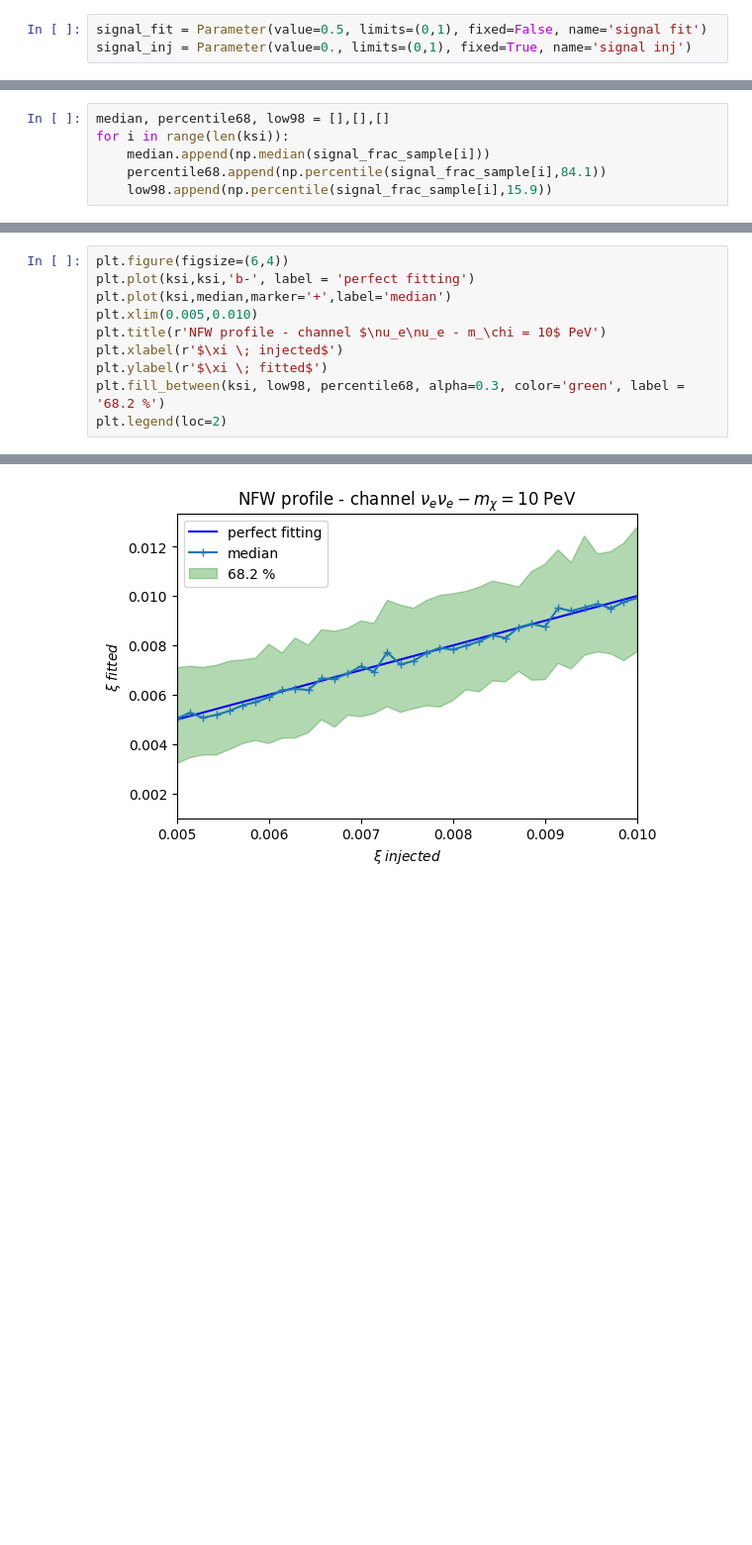
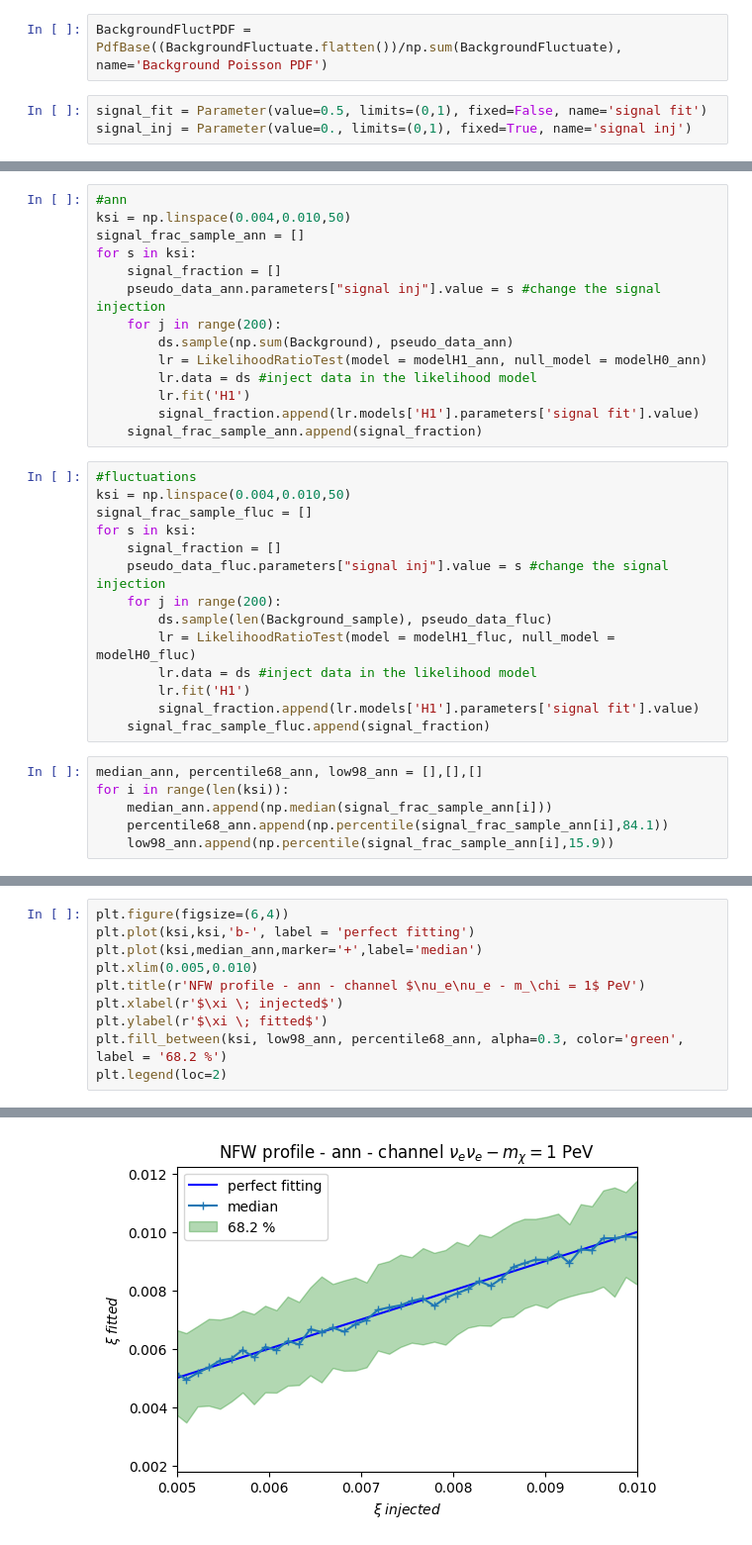
Before and after one commit to danaevld/IceCube, a Jupyter notebook: Signal_injection.ipynb, the cells around one changed output, grey strips where cells are left out. Shown at 99% size. Drawn from its saved outputs; the diff is of its cells as text; blank space fills up the shorter version.

```diff
--- a/Signal_injection.ipynb
+++ b/Signal_injection.ipynb
@@ -31,3 +48,5 @@ BackgndPDF = PdfBase((Background[0].flatten())/np.sum(Background[0]), name='Back
+# %%
+BackgroundFluctPDF = PdfBase((BackgroundFluctuate.flatten())/np.sum(BackgroundFluctuate), name='Background Poisson PDF')
 # %%
 signal_fit = Parameter(value=0.5, limits=(0,1), fixed=False, name='signal fit')
 signal_inj = Parameter(value=0., limits=(0,1), fixed=True, name='signal inj')
@@ -62,6 +96,34 @@ for s in ksi:
+# %%
+#ann
+ksi = np.linspace(0.004,0.010,50)
+signal_frac_sample_ann = []
+for s in ksi:
+    signal_fraction = []
+    pseudo_data_ann.parameters["signal inj"].value = s #change the signal injection
+    for j in range(200):
+        ds.sample(np.sum(Background), pseudo_data_ann)
+        lr = LikelihoodRatioTest(model = modelH1_ann, null_model = modelH0_ann)
+        lr.data = ds #inject data in the likelihood model
+        lr.fit('H1')
+        signal_fraction.append(lr.models['H1'].parameters['signal fit'].value)
+    signal_frac_sample_ann.append(signal_fraction)
+# %%
+#fluctuations
+ksi = np.linspace(0.004,0.010,50)
+signal_frac_sample_fluc = []
+for s in ksi:
+    signal_fraction = []
+    pseudo_data_fluc.parameters["signal inj"].value = s #change the signal injection
+    for j in range(200):
+        ds.sample(len(Background_sample), pseudo_data_fluc)
+        lr = LikelihoodRatioTest(model = modelH1_fluc, null_model = modelH0_fluc)
+        lr.data = ds #inject data in the likelihood model
+        lr.fit('H1')
+        signal_fraction.append(lr.models['H1'].parameters['signal fit'].value)
+    signal_frac_sample_fluc.append(signal_fraction)
 # %%
-median, percentile68, low98 = [],[],[]
+median_ann, percentile68_ann, low98_ann = [],[],[]
 for i in range(len(ksi)):
-    median.append(np.median(signal_frac_sample[i]))
-    percentile68.append(np.percentile(signal_frac_sample[i],84.1))
-    low98.append(np.percentile(signal_frac_sample[i],15.9))
+    median_ann.append(np.median(signal_frac_sample_ann[i]))
+    percentile68_ann.append(np.percentile(signal_frac_sample_ann[i],84.1))
+    low98_ann.append(np.percentile(signal_frac_sample_ann[i],15.9))
@@ -68,13 +142,13 @@ for i in range(len(ksi)):
 # %%
 plt.figure(figsize=(6,4))
 plt.plot(ksi,ksi,'b-', label = 'perfect fitting')
-plt.plot(ksi,median,marker='+',label='median')
+plt.plot(ksi,median_ann,marker='+',label='median')
 plt.xlim(0.005,0.010)
-plt.title(r'NFW profile - channel $\nu_e\nu_e - m_\chi = 10$ PeV')
+plt.title(r'NFW profile - ann - channel $\nu_e\nu_e - m_\chi = 1$ PeV')
 plt.xlabel(r'$\xi \; injected$')
 plt.ylabel(r'$\xi \; fitted$')
-plt.fill_between(ksi, low98, percentile68, alpha=0.3, color='green', label = '68.2 %')
+plt.fill_between(ksi, low98_ann, percentile68_ann, alpha=0.3, color='green', label = '68.2 %')
 plt.legend(loc=2)
 # %% [output]
 <matplotlib.legend.Legend at 0x...>
-[figure, old version]
+[figure, new version]
```
Also changed, not shown: parts of 18 cells of this notebook, 2 other files.
